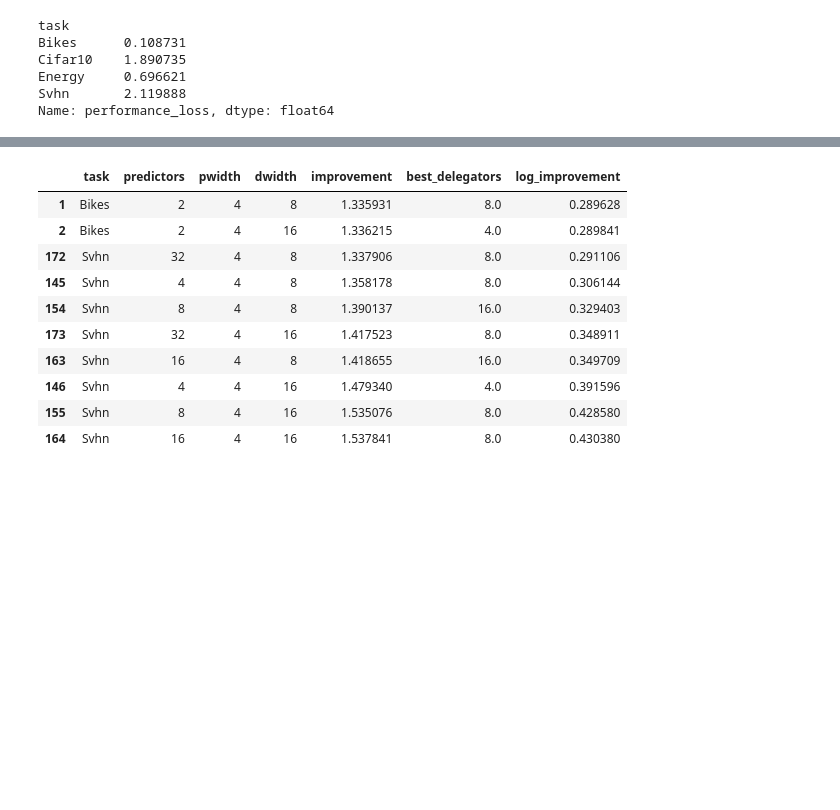
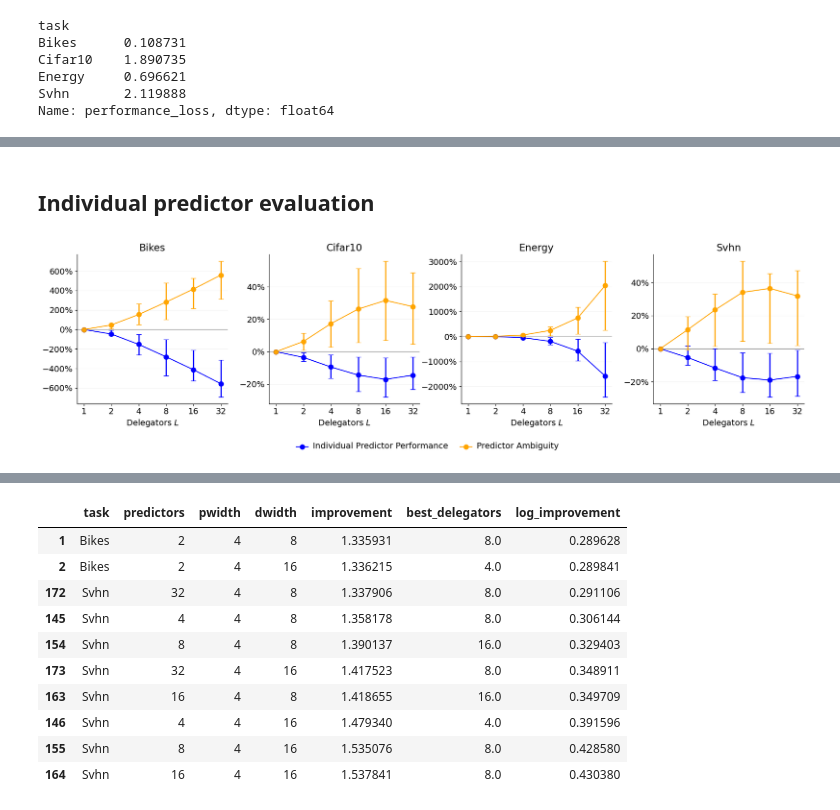
Before and after one commit to viktorvesely/liquid, a Jupyter notebook: liquid_jax/experiment_scaling.ipynb, the cells around one changed output, grey strips where cells are left out. Cells and saved outputs as stored; diff of their text form; code cells hidden in the pictures; blank space fills up the shorter version.

```diff
--- a/liquid_jax/experiment_scaling.ipynb
+++ b/liquid_jax/experiment_scaling.ipynb
@@ -481,0 +526,58 @@ fig.savefig(f"./{exp_type}_line_validation_plot_{'early' if early_stopping else
+# %% [markdown]
+## Individual predictor evaluation
+# %%
+early_stopping = True
+relative = True
+
+run = (
+    df
+    .pipe(select_early_stopping if early_stopping else select_last)
+    .pipe(add_metrics)
+)
+
+fig, axs = plt.subplots(1, len(TASKS), sharey=False, figsize=(18, 5))
+
+# axs[0].set_ylabel("Delegators' regret difference")
+
+for ax, task in zip(axs.flat, TASKS):
+    setup(ax)
+    xaxis(ax)
+    ax.spines[["right", "top"]].set_visible(False)
+
+    if relative:
+        ax.yaxis.set_major_formatter(PercentFormatter(xmax=1))
+
+    x = np.arange(len(var_oi_values))
+    run_task = run[run["task"] == task]
+
+    low, mean, high = aggregate_lines_with_base(run_task, "predictors_performance", relative=relative, mid_mean=True, reverse_diff=True)
+    yerr = np.vstack([mean - low, high - mean])
+    ax.plot(x, mean, marker="o", color="blue", lw=1.5, ms=8, label="Individual Predictor Performance")
+    ax.errorbar(x, mean, yerr=yerr, fmt="o", capsize=4, lw=2, color="blue")
+
+    low, mean, high = aggregate_lines_with_base(run_task, "predictors_ambiguity", relative=relative, mid_mean=True)
+    yerr = np.vstack([mean - low, high - mean])
+    ax.plot(x, mean, marker="o", color="orange", lw=1.5, ms=8, label="Predictor Ambiguity")
+    ax.errorbar(x, mean, yerr=yerr, fmt="o", capsize=4, lw=2, color="orange")
+
+    ax.set_title(task.capitalize())
+
+handles, labels = axs.flat[0].get_legend_handles_labels()
+
+fig.legend(
+    handles,
+    labels,
+    loc="lower center",
+    bbox_to_anchor=(0.5, -0.02),
+    ncol=2,
+    frameon=False,
+)
+
+fig.tight_layout(w_pad=2.0, rect=[0, 0.10, 1, 1])
+scale_up_fonts(fig, scale=1.4)
+
+fig.savefig(
+    f"./{exp_type}_2dline_predictors_ambiguity_performance.pdf"
+)
+# %% [output]
+[figure, added]
```
Also changed, not shown: parts of 11 cells of this notebook, 11 other files.
